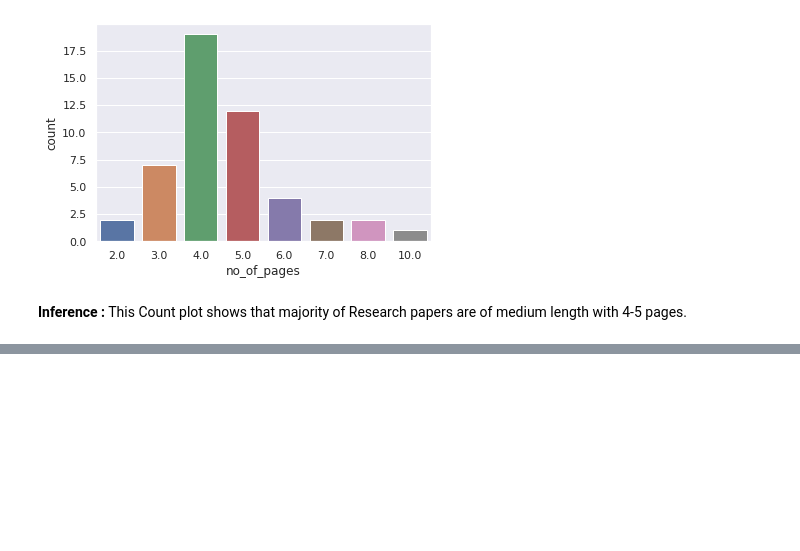
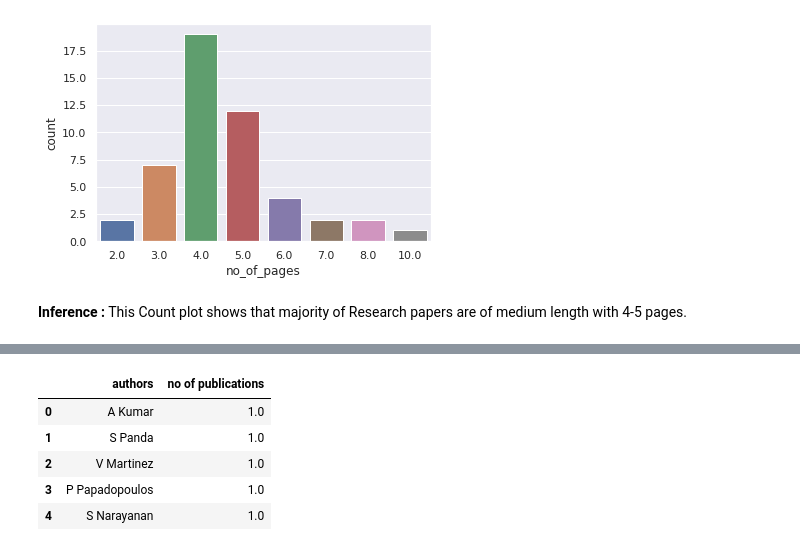
Before and after one commit to rohith1001/SSD24_SLR-Reporting_After_Data_Cleansing, a Jupyter notebook: IEEE_Visualizations.ipynb, the cells around one changed output, grey strips where cells are left out. Saved outputs shown, nothing was run; the diff lists cells and outputs as text; code cells hidden in the pictures; blank space fills up the shorter version.

```diff
--- a/IEEE_Visualizations.ipynb
+++ b/IEEE_Visualizations.ipynb
@@ -111,0 +133,11 @@ ax = sns.countplot(x="no_of_pages", data=ieee)
+# %%
+auth.rename( columns={'Unnamed: 0':'authors'}, inplace=True )
+auth.rename( columns={'0':'no of publications'}, inplace=True )
+auth.head(5)
+# %% [output]
+|  | authors | no of publications |
+| 0 | A Kumar | 1.0 |
+| 1 | S Panda | 1.0 |
+| 2 | V Martinez | 1.0 |
+| 3 | P Papadopoulos | 1.0 |
+| 4 | S Narayanan | 1.0 |
```
Also changed, not shown: parts of 6 cells of this notebook.
